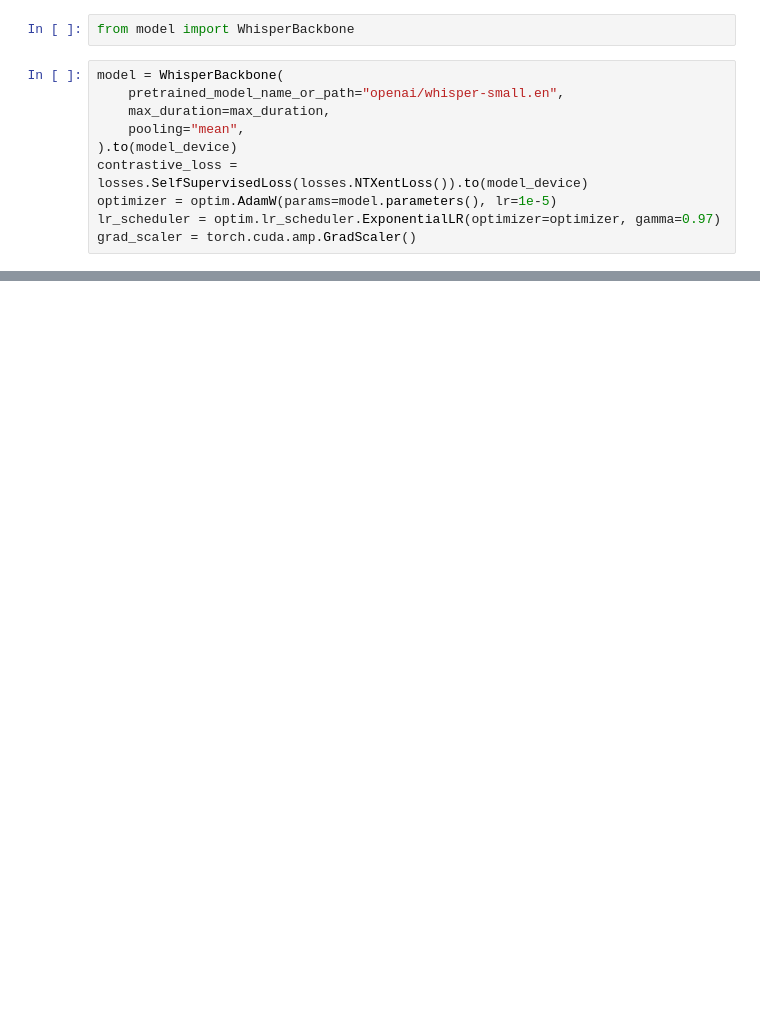
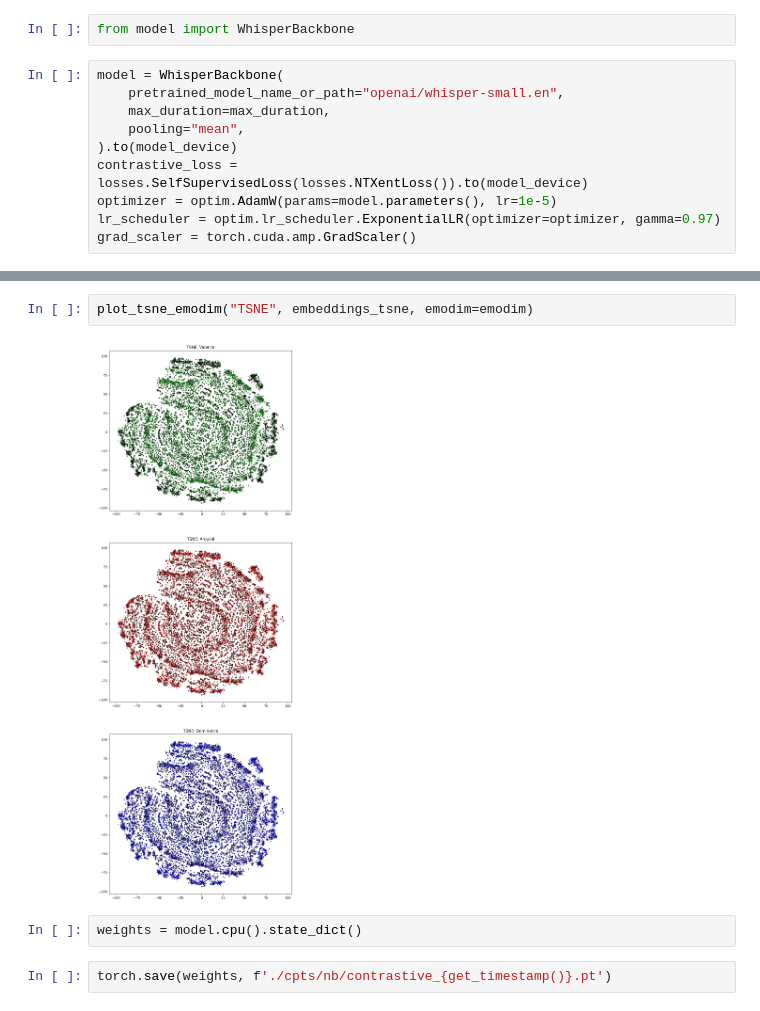
Before and after one commit to kdonbekci/contrastive-emotion, a Jupyter notebook: contrastive.ipynb, the cells around one changed output, grey strips where cells are left out. Saved outputs shown, nothing was run; the diff lists cells and outputs as text; blank space fills up the shorter version.

```diff
--- a/contrastive.ipynb
+++ b/contrastive.ipynb
@@ -303,0 +414,8 @@ train_losses, dev_losses = train_and_validate(
+# %%
+plot_tsne_emodim("TSNE", embeddings_tsne, emodim=emodim)
+# %% [output]
+[figure, added]
+# %%
+weights = model.cpu().state_dict()
+# %%
+torch.save(weights, f'./cpts/nb/contrastive_{get_timestamp()}.pt')
```
Also changed, not shown: parts of 16 cells of this notebook, 2 other files.
